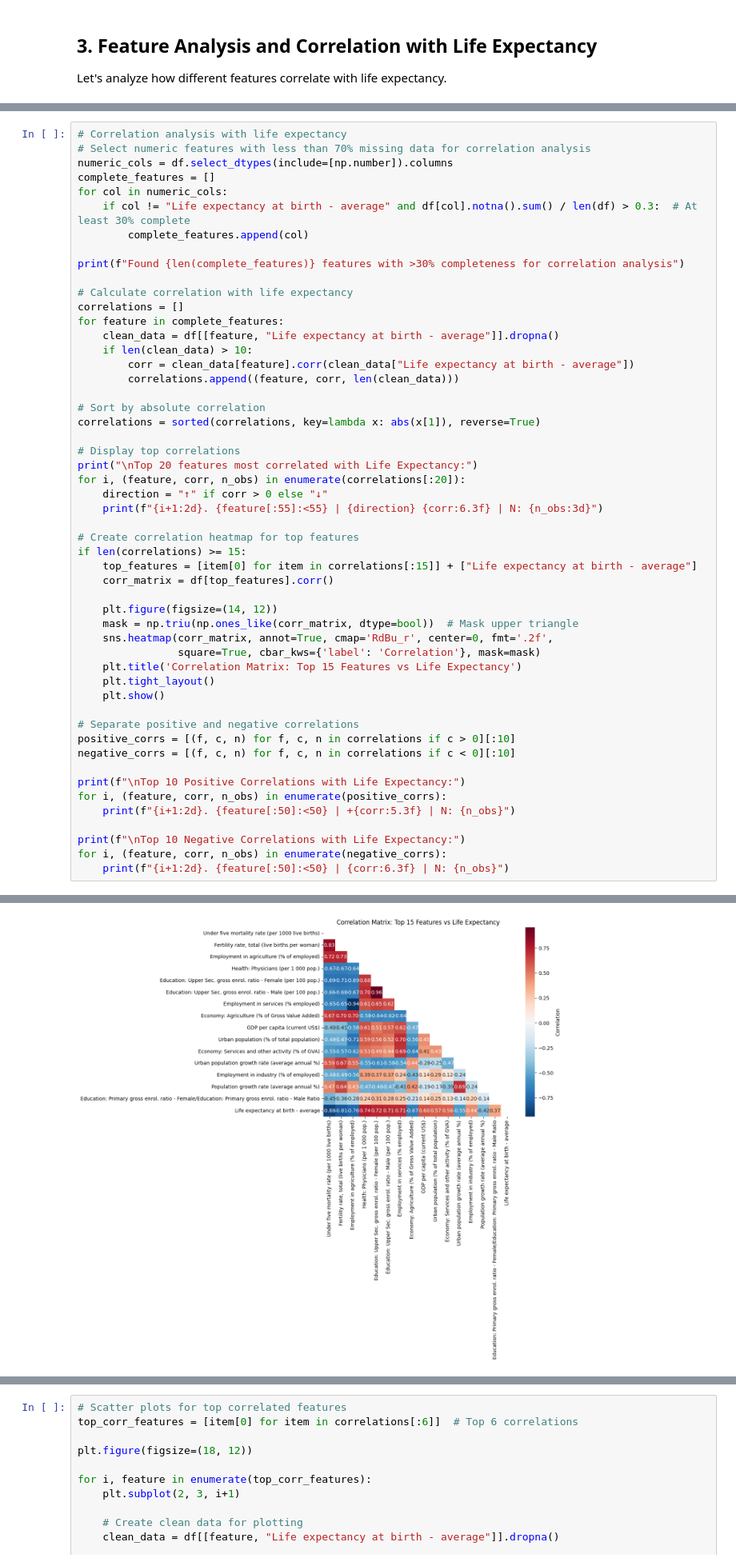
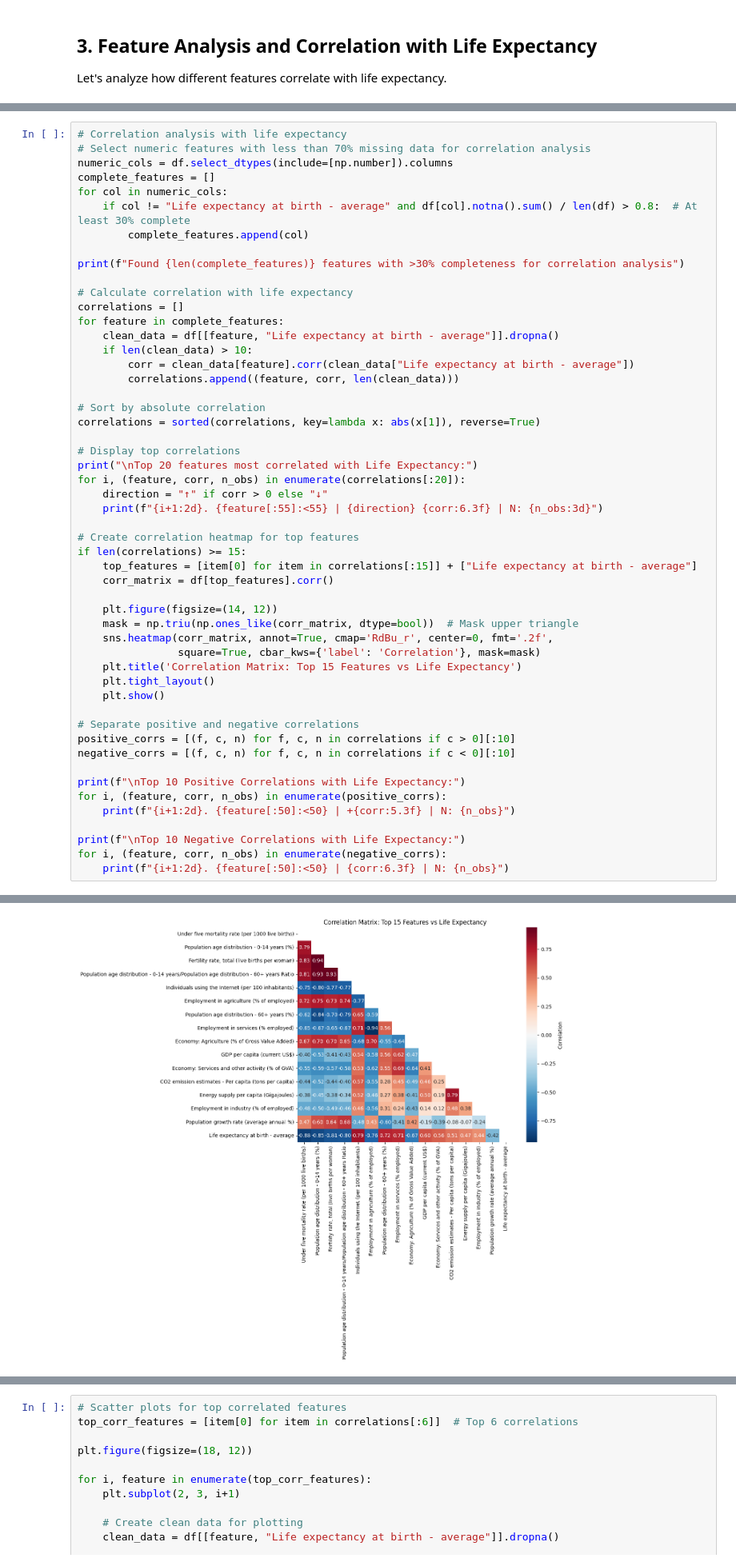
Before and after one commit to Kenji721/UN_data_Analysis, a Jupyter notebook: notebooks/5.MODEL_regression.ipynb, the cells around one changed output, grey strips where cells are left out. Shown at 80% size. Saved outputs shown, nothing was run; the diff lists cells and outputs as text.

```diff
--- a/notebooks/5.MODEL_regression.ipynb
+++ b/notebooks/5.MODEL_regression.ipynb
@@ -269,7 +651,7 @@ Let's analyze how different features correlate with life expectancy.
 numeric_cols = df.select_dtypes(include=[np.number]).columns
 complete_features = []
 for col in numeric_cols:
-    if col != "Life expectancy at birth - average" and df[col].notna().sum() / len(df) > 0.3:  # At least 30% complete
+    if col != "Life expectancy at birth - average" and df[col].notna().sum() / len(df) > 0.8:  # At least 30% complete
         complete_features.append(col)
 
 print(f"Found {len(complete_features)} features with >30% completeness for correlation analysis")
@@ -336,2 +718,2 @@ Top 20 features most correlated with Life Expectancy:
-[figure, old version]
+[figure, new version]
 Top 10 Positive Correlations with Life Expectancy:
```
Also changed, not shown: parts of 13 cells of this notebook, 4 other files.
